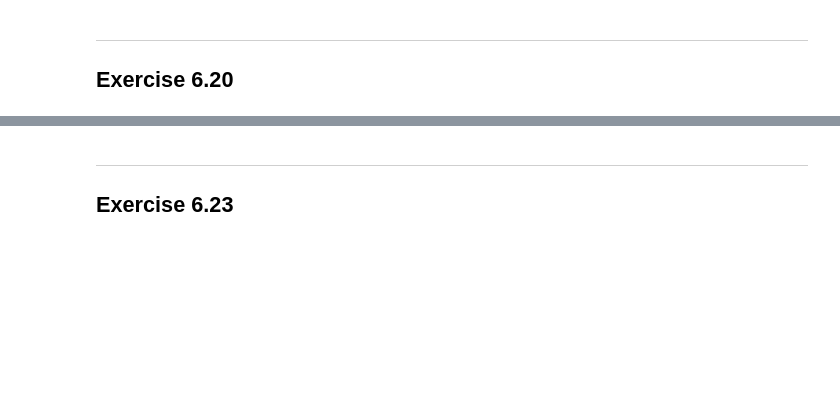
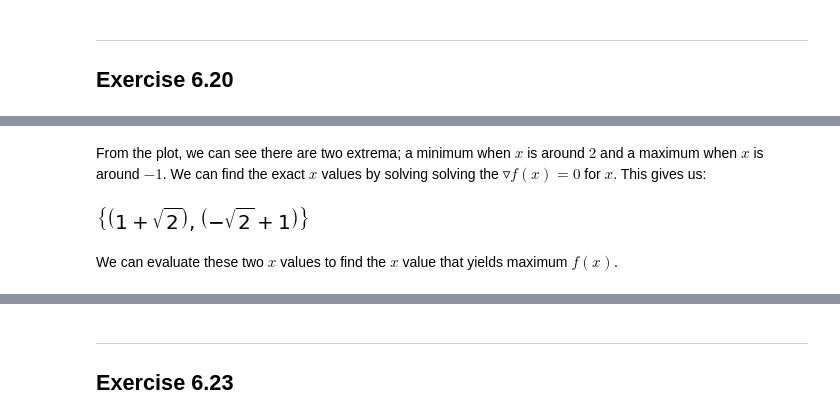
Before and after one commit to sheikhomar/opan, a Jupyter notebook: hw04.ipynb, the cells around one changed output, grey strips where cells are left out. Drawn from its saved outputs; the diff is of its cells as text; code cells hidden in the pictures; blank space fills up the shorter version.

```diff
--- a/hw04.ipynb
+++ b/hw04.ipynb
@@ -439,0 +484,10 @@ We need to answer following questions:
+# %% [markdown]
+From the plot, we can see there are two extrema; a minimum when $x$ is around $2$ and a maximum when $x$ is around $-1$. We can find the exact $x$ values by solving solving the $\triangledown f(x) = 0$ for $x$. This gives us:
+# %%
+# Find points that satisfies the FONC
+solution = sy.nonlinsolve([f620.diff()], (x620,))
+solution
+# %% [output]
+[figure, added]
+# %% [markdown]
+We can evaluate these two $x$ values to find the $x$ value that yields maximum $f(x)$.
```
Also changed, not shown: parts of 9 cells of this notebook.
